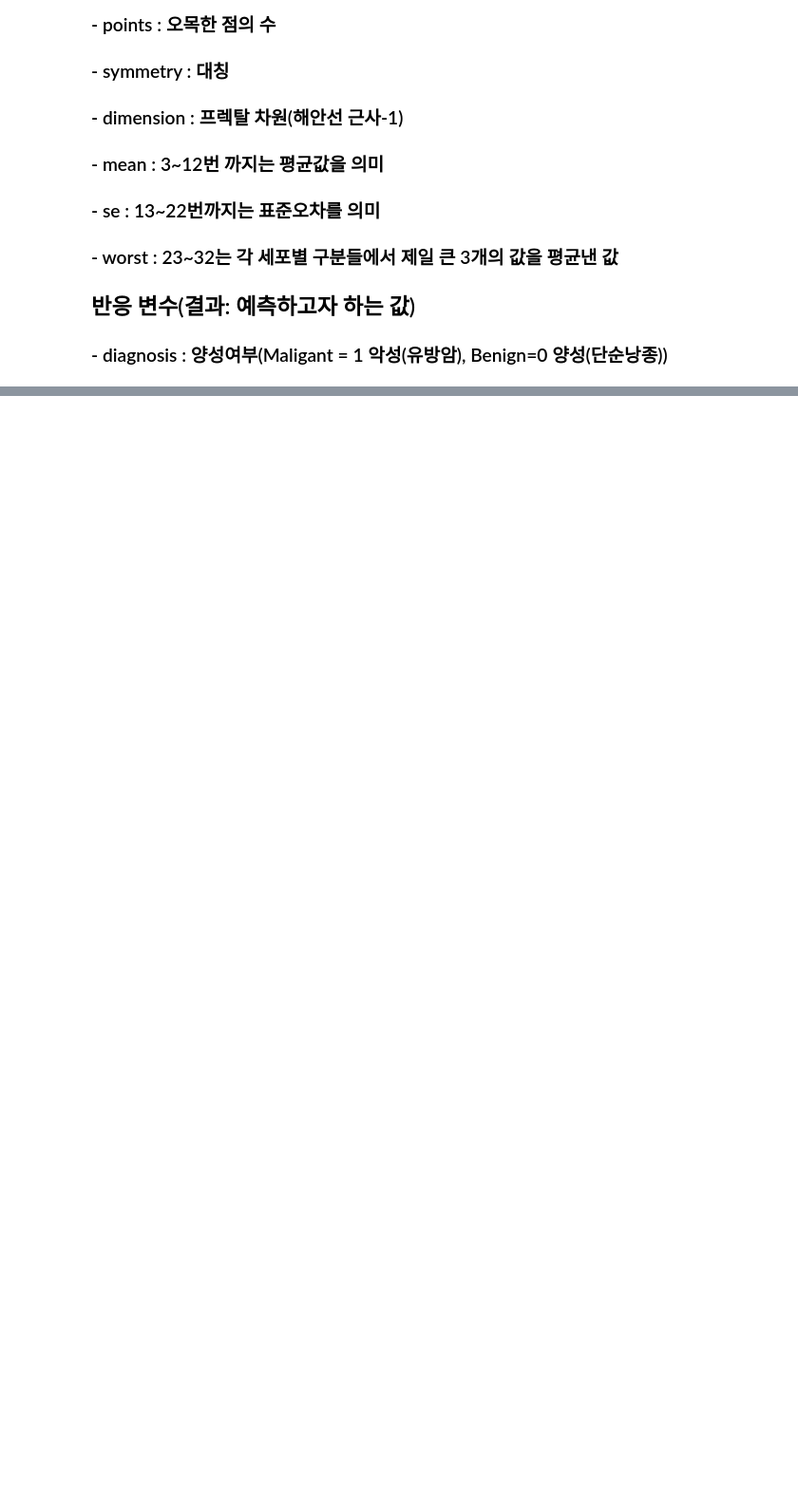
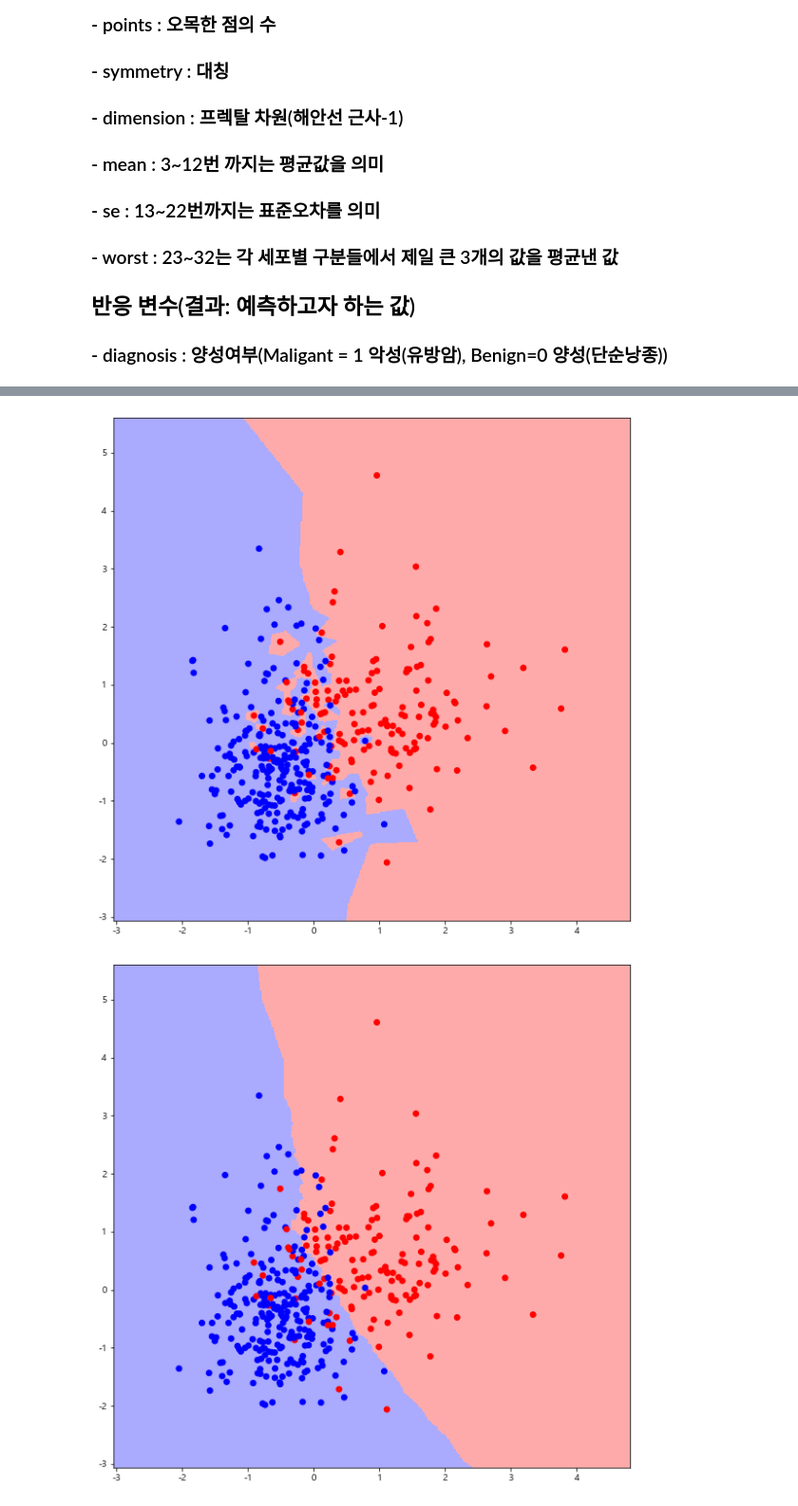
Before and after one commit to 11kwak/Machine_Learning_Model_on_Breast_Cancer_Data, a Jupyter notebook: KNN실습.ipynb, the cells around one changed output, grey strips where cells are left out. Shown at 95% size. Saved outputs shown, nothing was run; the diff lists cells and outputs as text; code cells hidden in the pictures; blank space fills up the shorter version.

```diff
--- a/KNN실습.ipynb
+++ b/KNN실습.ipynb
@@ -97,0 +106,4 @@ Breast cancer wisconsin (diagnostic) dataset
+# %%
+#데이터 프레임 형태로 변환
+X = pd.DataFrame(breast_cancer.data, columns=breast_cancer.feature_names)
+y = pd.DataFrame(breast_cancer.target, columns=['diagnosis'])
@@ -97,0 +173,11 @@ Breast cancer wisconsin (diagnostic) dataset
+# %%
+#Train set/ Test set 나누기  #stratify=y 가 가진 뜻은 y가 가진 1,0이 비율에 맞게 나눠지도록 하는것
+X_train, X_test, y_train, y_test = train_test_split(X,y,stratify=y,test_size=0.3,random_state=2021)
+
+#데이터 칼럼 단위 정규화하기
+normalizer = StandardScaler()
+X_train = normalizer.fit_transform(X_train)
+X_test = normalizer.transform(X_test)
+
+print(f'Train set dimension is {X_train.shape}')
+print(f'Test set dimension is {X_test.shape}')
@@ -97,0 +194,29 @@ Breast cancer wisconsin (diagnostic) dataset
+# %%
+X_vis = X_train[:,:2]  #시각화를 위해 임의로 앞에 두개변수로 보여줌
+y_vis = y_train.values.ravel()
+
+h= .02
+
+# 컬러맵 만들기
+cmap_light = ListedColormap(["#FFAAAA", "#AAFFAA", "#AAAAFF"])
+cmap_bold = ListedColormap(["#FF0000","#00FF00","#0000FF"])
+
+for k in [1,50]:
+    clf = KNeighborsClassifier(n_neighbors = k)
+    clf.fit(X_vis,y_vis)
+
+    x_min, x_max = X_vis[:,0].min() - 1, X_vis[:,0].max() + 1
+    y_min, y_max = X_vis[:,1].min() - 1, X_vis[:,1].max() + 1
+    xx, yy = np.meshgrid(np.arange(x_min, x_max, h), np.arange(y_min, y_max, h))
+    Z = clf.predict(np.c_[xx.ravel(), yy.ravel()])
+
+    Z = Z.reshape(xx.shape)
+    plt.figure(figsize=(10,10))
+    plt.pcolormesh(xx,yy,Z,cmap = cmap_light)
+
+    plt.scatter(X_vis[:,0], X_vis[:,1], c=y_vis, cmap=cmap_bold)
+    plt.xlim(xx.min(), xx.max())
+    plt.ylim(yy.min(), yy.max())
+# %% [output]
+[figure, added]
+[figure, added]
```
Also changed, not shown: parts of 12 cells of this notebook.
